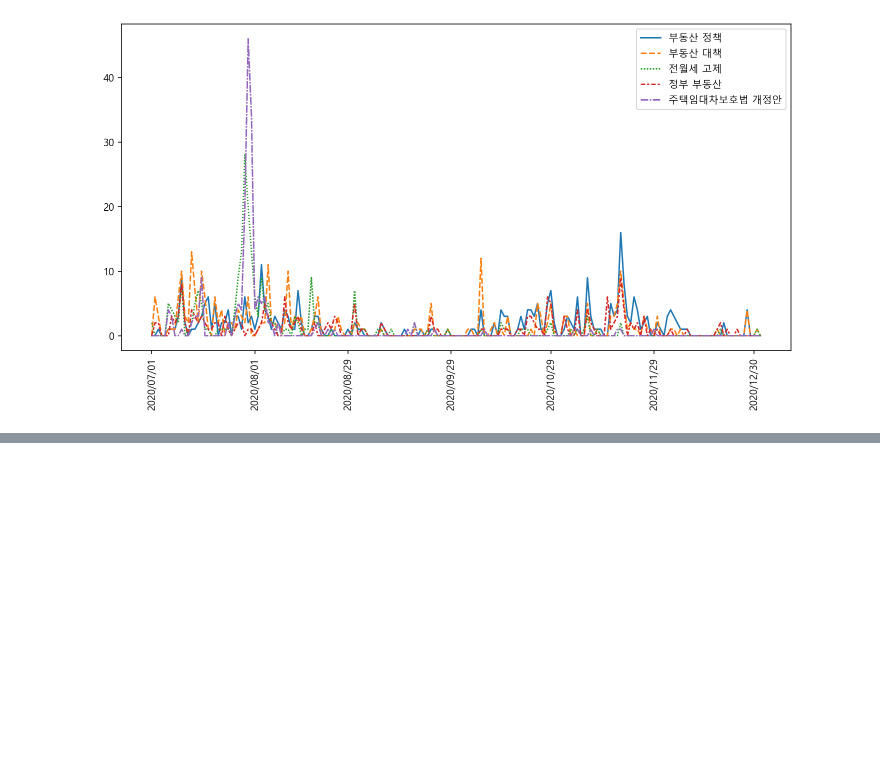
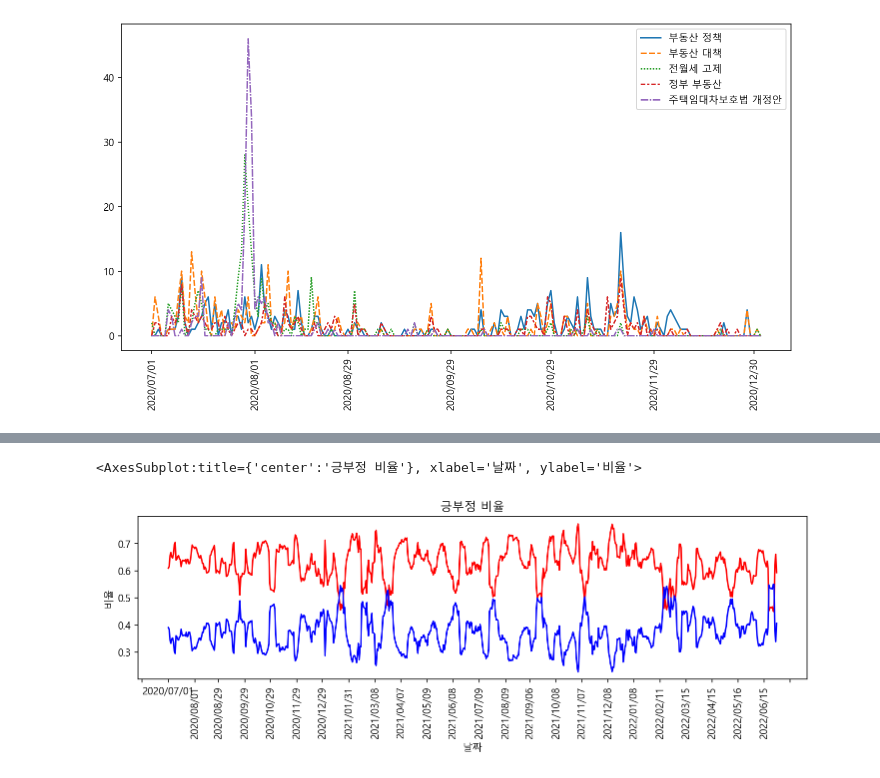
Before and after one commit to sabinleee/Trend-analysis, a Jupyter notebook: NSI/visualization/visualization_time_series_analysis.ipynb, the cells around one changed output, grey strips where cells are left out. Drawn from its saved outputs; the diff is of its cells as text; code cells hidden in the pictures; blank space fills up the shorter version.

```diff
--- a/NSI/visualization/visualization_time_series_analysis.ipynb
+++ b/NSI/visualization/visualization_time_series_analysis.ipynb
@@ -108,0 +111,5 @@ _ = sns.lineplot(sub_topic_top5_counts_by_date)
+# %%
+df_nsi = pd.read_csv('../../NSI/NSI_dataset/임대차3법nsi.csv')
+df_nsi['Negative_percent'] = df_nsi['Negative'] / (df_nsi['Negative']+df_nsi['Positive'])
+df_nsi['Positive_percent'] = df_nsi['Positive'] / (df_nsi['Negative']+df_nsi['Positive'])
+df_nsi
@@ -108,0 +130,14 @@ _ = sns.lineplot(sub_topic_top5_counts_by_date)
+# %%
+plt.figure(figsize=(12,3))
+plt.title('긍부정 비율')
+ax = plt.gca()
+
+ax.xaxis.set_major_locator(dates.MonthLocator())
+plt.xticks(rotation=90)
+plt.ylabel('비율')
+
+sns.lineplot(data=df_nsi,x='날짜',y='Negative_percent',color='r')
+sns.lineplot(data=df_nsi,x='날짜',y='Positive_percent',color='b')
+# %% [output]
+<AxesSubplot:title={'center':'긍부정 비율'}, xlabel='날짜', ylabel='비율'>
+[figure, added]
```
Also changed, not shown: parts of 6 cells of this notebook.
